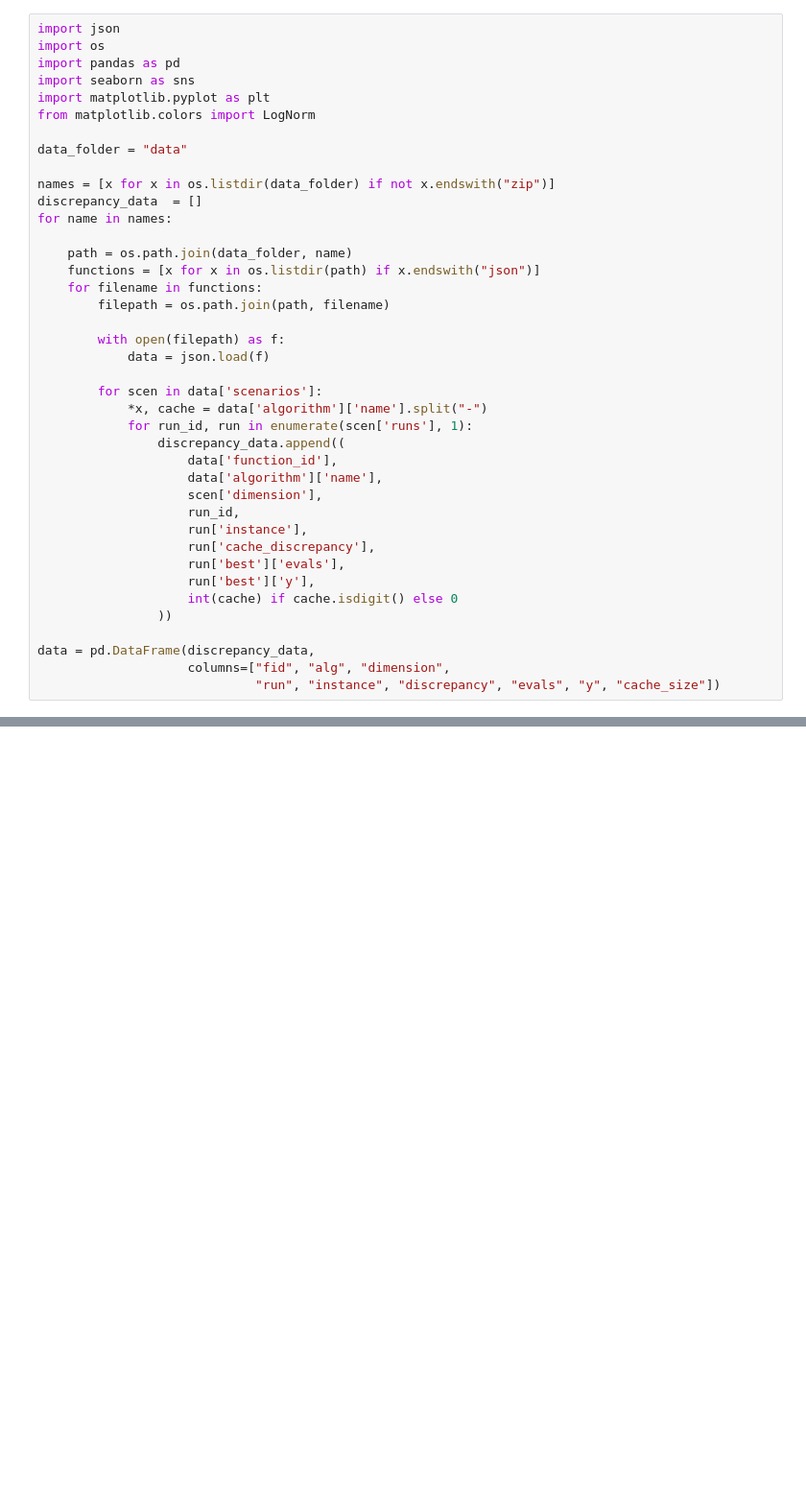
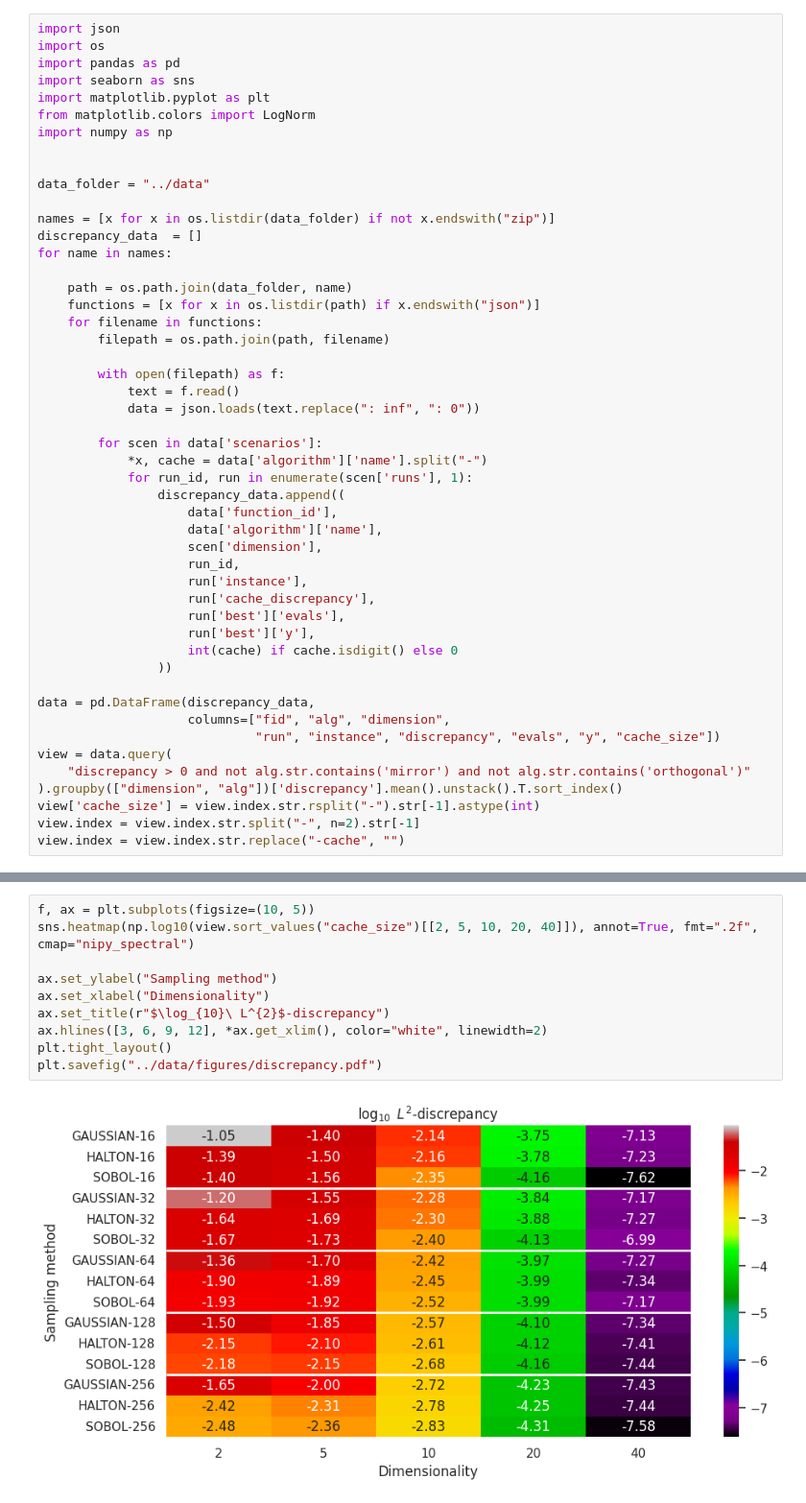
Before and after one commit to IOHprofiler/ModularCMAES, a Jupyter notebook: scripts/discrepancy.ipynb, the cells around one changed output, grey strips where cells are left out. Shown: that part at 96% size. Saved outputs shown, nothing was run; the diff lists cells and outputs as text; blank space fills up the shorter version.

```diff
--- a/scripts/discrepancy.ipynb
+++ b/scripts/discrepancy.ipynb
@@ -5,8 +5,10 @@ import pandas as pd
 import seaborn as sns
 import matplotlib.pyplot as plt
 from matplotlib.colors import LogNorm
+import numpy as np
 
-data_folder = "data"
+
+data_folder = "../data"
 
 names = [x for x in os.listdir(data_folder) if not x.endswith("zip")]
 discrepancy_data  = []
@@ -18,7 +20,8 @@ for name in names:
         filepath = os.path.join(path, filename)
 
         with open(filepath) as f:
-            data = json.load(f)
+            text = f.read()
+            data = json.loads(text.replace(": inf", ": 0"))
 
         for scen in data['scenarios']:
             *x, cache = data['algorithm']['name'].split("-")
@@ -38,3 +41,9 @@ for name in names:
 data = pd.DataFrame(discrepancy_data,
                     columns=["fid", "alg", "dimension",
                              "run", "instance", "discrepancy", "evals", "y", "cache_size"])
+view = data.query(
+    "discrepancy > 0 and not alg.str.contains('mirror') and not alg.str.contains('orthogonal')"
+).groupby(["dimension", "alg"])['discrepancy'].mean().unstack().T.sort_index()
+view['cache_size'] = view.index.str.rsplit("-").str[-1].astype(int)
+view.index = view.index.str.split("-", n=2).str[-1]
+view.index = view.index.str.replace("-cache", "")
@@ -63,0 +50,12 @@ sns.heatmap(view, annot=True, norm=LogNorm())
+# %%
+f, ax = plt.subplots(figsize=(10, 5))
+sns.heatmap(np.log10(view.sort_values("cache_size")[[2, 5, 10, 20, 40]]), annot=True, fmt=".2f", cmap="nipy_spectral")
+
+ax.set_ylabel("Sampling method")
+ax.set_xlabel("Dimensionality")
+ax.set_title(r"$\log_{10}\ L^{2}$-discrepancy")
+ax.hlines([3, 6, 9, 12], *ax.get_xlim(), color="white", linewidth=2)
+plt.tight_layout()
+plt.savefig("../data/figures/discrepancy.pdf")
+# %% [output]
+[figure, added]
```
Also changed, not shown: parts of 5 cells of this notebook, 2 other files.
